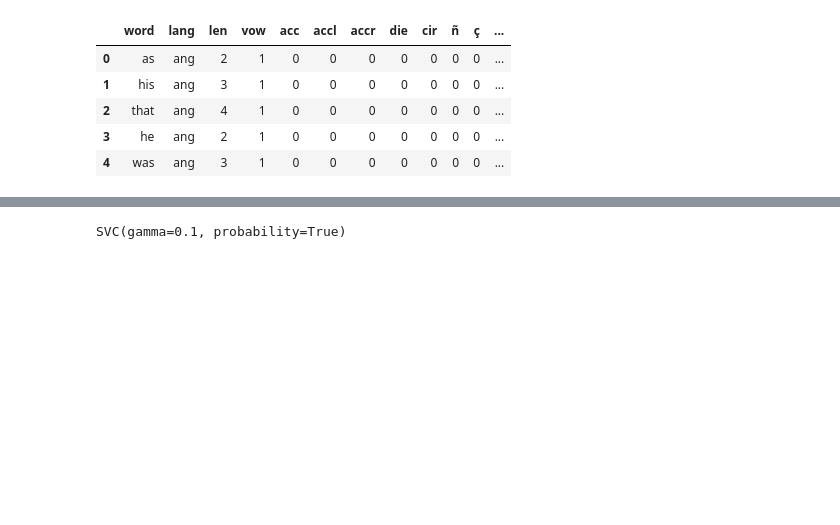
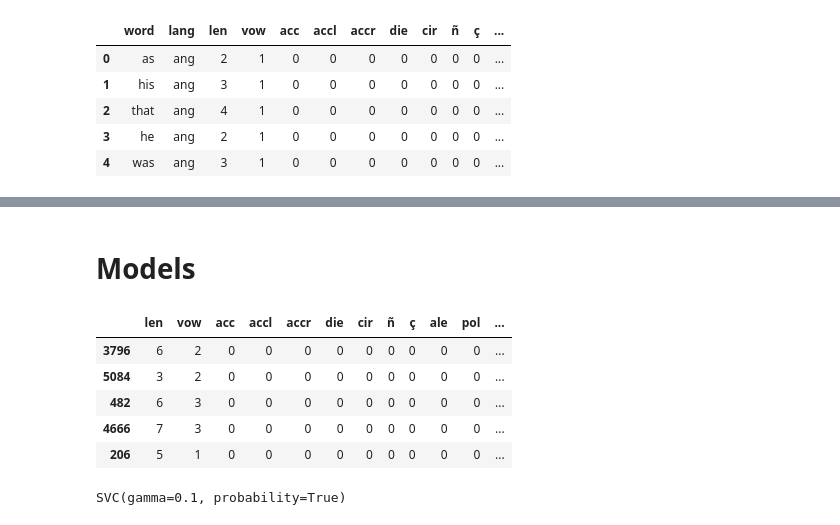
Before and after one commit to jsalisburyv/Machine-Learning, a Jupyter notebook: Practica1/Practica.ipynb, the cells around one changed output, grey strips where cells are left out. Saved outputs shown, nothing was run; the diff lists cells and outputs as text; code cells hidden in the pictures; blank space fills up the shorter version.

```diff
--- a/Practica1/Practica.ipynb
+++ b/Practica1/Practica.ipynb
@@ -66,3 +70,5 @@ df2.head()
 | 2 | that | ang | 4 | 1 | 0 | 0 | 0 | 0 | 0 | 0 | 0 | ... |
 | 3 | he | ang | 2 | 1 | 0 | 0 | 0 | 0 | 0 | 0 | 0 | ... |
 | 4 | was | ang | 3 | 1 | 0 | 0 | 0 | 0 | 0 | 0 | 0 | ... |
+# %%
+df2['lang']=df2['lang'].astype('category').cat.codes
@@ -69,3 +93,5 @@ df2.head()
+# %% [markdown]
+# Models
 # %%
 X = df2[['len', 'vow', 'acc', 'accl', 'accr', 'die', 'cir', 'ñ', 'ç', 'ale', 'pol', 'por', 'rum']]
 y = df2['lang']
@@ -87,6 +113,15 @@ model3 = svm.SVC(kernel='rbf', gamma=0.1, probability=True)  # RBF kernel with g
 model1_pca = svm.SVC(kernel='linear', probability=True)  # linear kernel
 model2_pca = svm.SVC(kernel='poly', degree=3, probability=True)  # polynomial kernel with degree 3
 model3_pca = svm.SVC(kernel='rbf', gamma=0.1, probability=True)  # RBF kernel with gamma = 0.1
+# %%
+X_train.head()
+# %% [output]
+|  | len | vow | acc | accl | accr | die | cir | ñ | ç | ale | pol | ... |
+| 3796 | 6 | 2 | 0 | 0 | 0 | 0 | 0 | 0 | 0 | 0 | 0 | ... |
+| 5084 | 3 | 2 | 0 | 0 | 0 | 0 | 0 | 0 | 0 | 0 | 0 | ... |
+| 482 | 6 | 3 | 0 | 0 | 0 | 0 | 0 | 0 | 0 | 0 | 0 | ... |
+| 4666 | 7 | 3 | 0 | 0 | 0 | 0 | 0 | 0 | 0 | 0 | 0 | ... |
+| 206 | 5 | 1 | 0 | 0 | 0 | 0 | 0 | 0 | 0 | 0 | 0 | ... |
 # %%
 # Train the models on the training data
 model1.fit(X_train, y_train)
```
Also changed, not shown: parts of 8 cells of this notebook, 1 other file.
